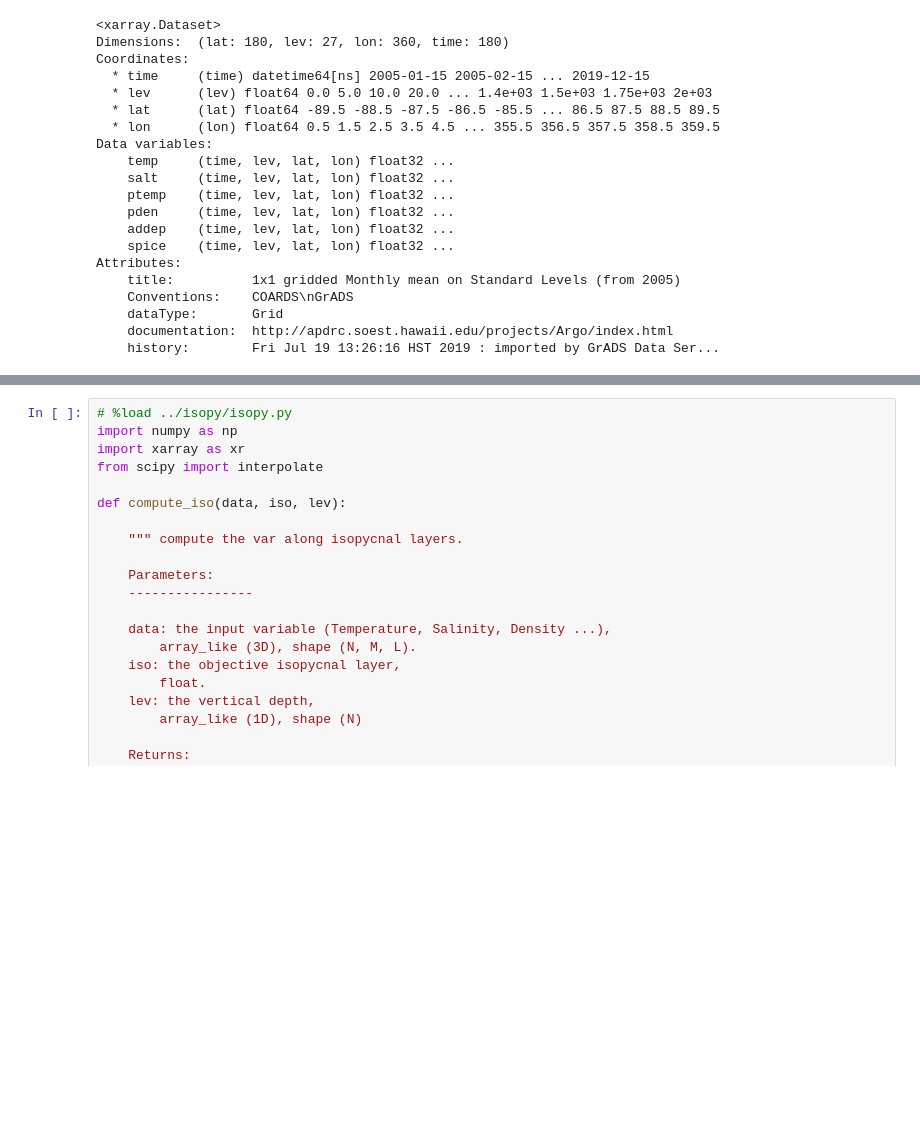
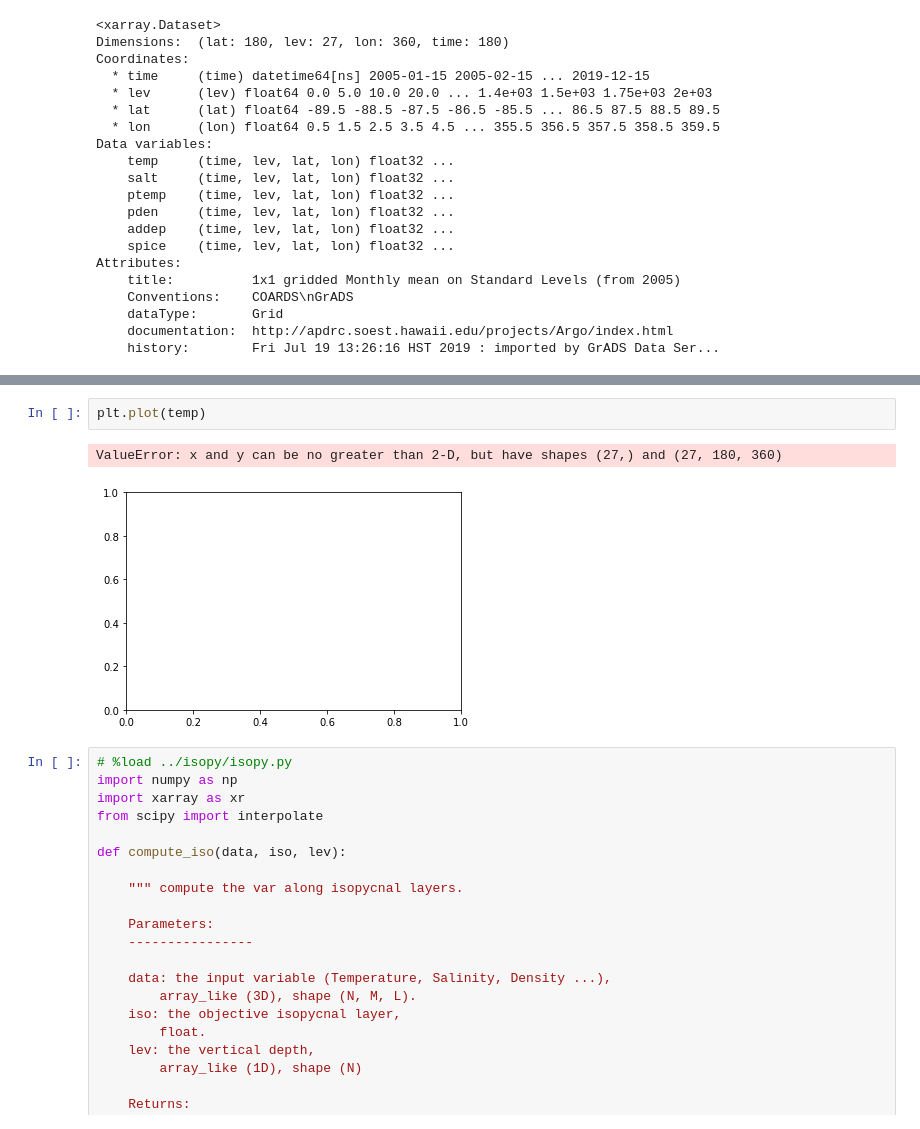
Before and after one commit to oceanhackweek/DataAccess, a Jupyter notebook: isopy/Notebooks/test.ipynb, the cells around one changed output, grey strips where cells are left out. Drawn from its saved outputs; the diff is of its cells as text; blank space fills up the shorter version.

```diff
--- a/isopy/Notebooks/test.ipynb
+++ b/isopy/Notebooks/test.ipynb
@@ -31,3 +39,8 @@ Attributes:
+# %%
+plt.plot(temp)
+# %% [output]
+ValueError: x and y can be no greater than 2-D, but have shapes (27,) and (27, 180, 360)
+[figure, added]
 # %%
 # %load ../isopy/isopy.py
 import numpy as np
```
Also changed, not shown: parts of 7 cells of this notebook, 1 other file.
